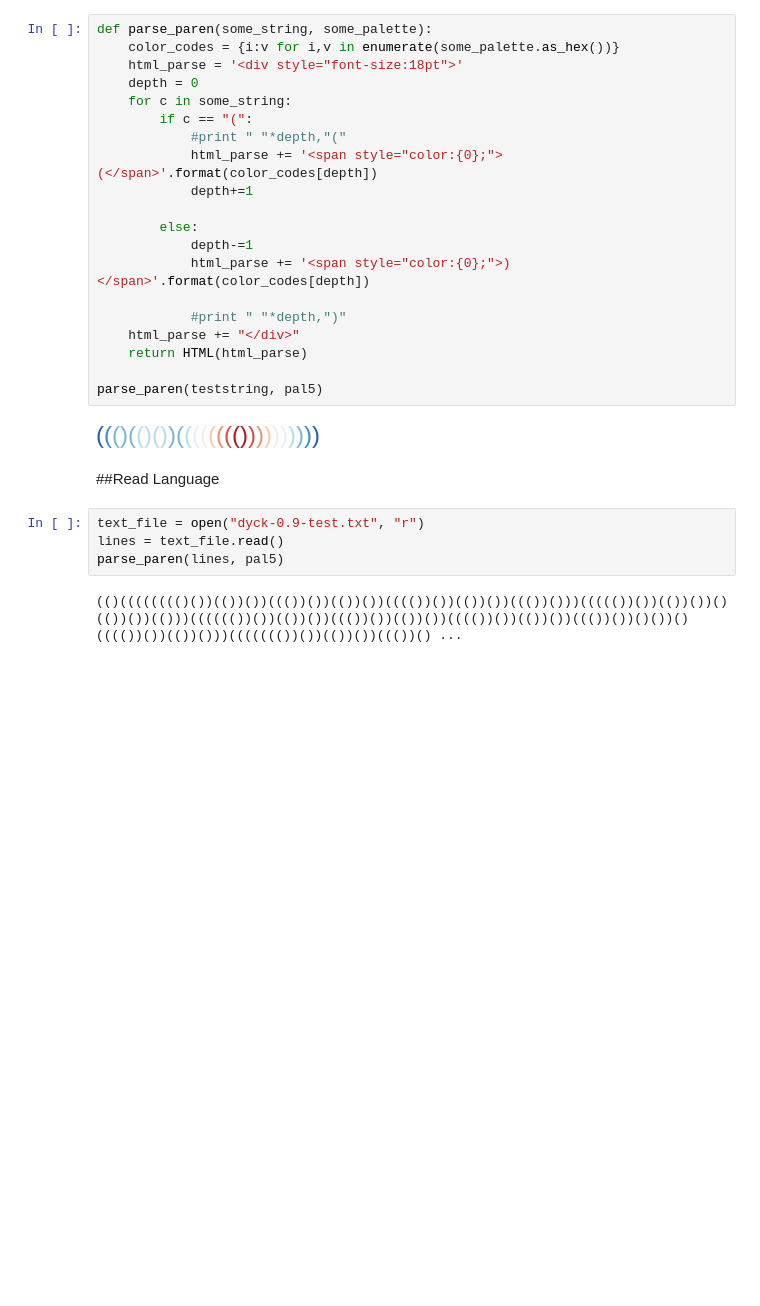
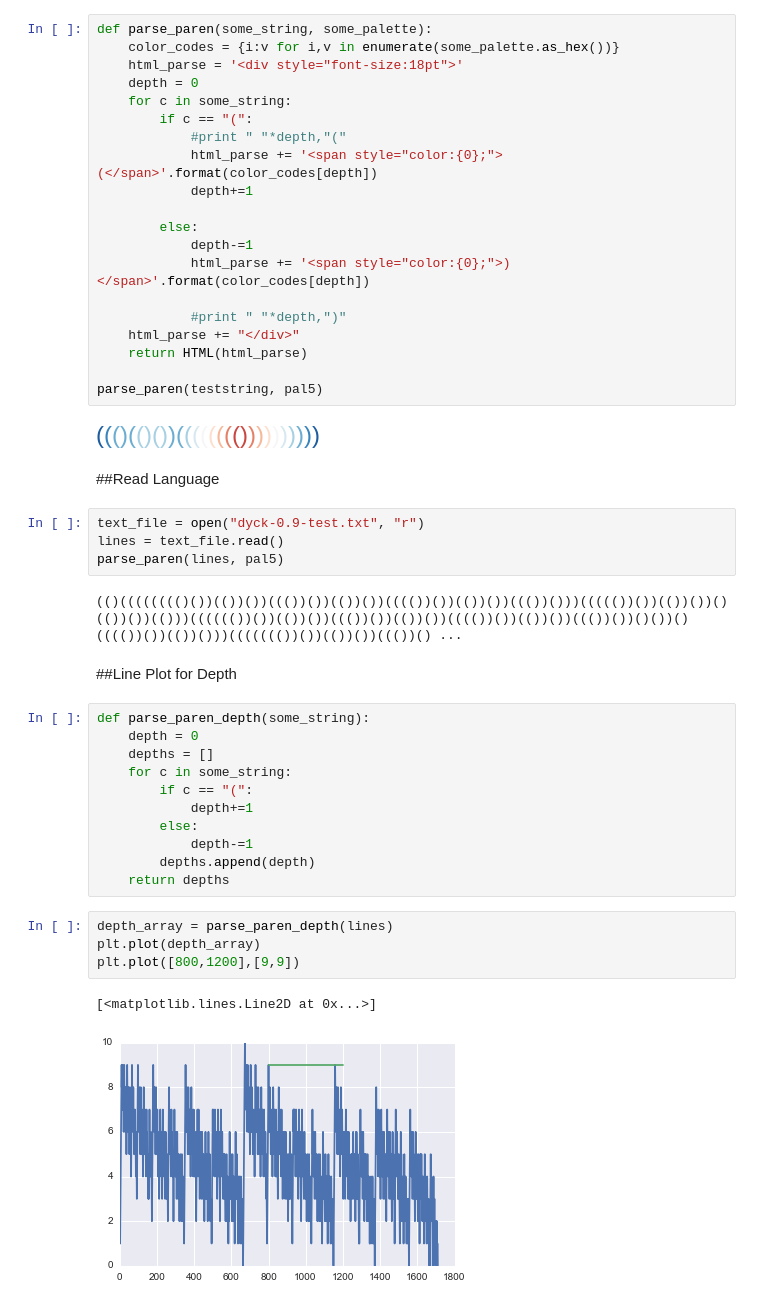
Before and after one commit to afcarl/nesting-in-lstm, a Jupyter notebook: Language Evaluation.ipynb, the cells around one changed output. Saved outputs shown, nothing was run; the diff lists cells and outputs as text; blank space fills up the shorter version.

Commit message:
line plot added

```diff
--- a/Language Evaluation.ipynb
+++ b/Language Evaluation.ipynb
@@ -81,3 +82,23 @@ lines = text_file.read()
 parse_paren(lines, pal5)
 # %% [output]
 (()(((((((()())(())())((())())(())())(((())())(())())((())()))((((())())(())())()(())())(()))(((((())())(())())((())())(())())(((())())(())())((())())()())()(((())())(())()))((((((())())(())())((())() ...
+# %% [markdown]
+##Line Plot for Depth
+# %%
+def parse_paren_depth(some_string):
+    depth = 0
+    depths = []
+    for c in some_string:
+        if c == "(":
+            depth+=1
+        else:
+            depth-=1
+        depths.append(depth)
+    return depths
+# %%
+depth_array = parse_paren_depth(lines)
+plt.plot(depth_array)
+plt.plot([800,1200],[9,9])
+# %% [output]
+[<matplotlib.lines.Line2D at 0x...>]
+[figure, added]
```
Also changed, not shown: parts of 1 cell of this notebook.
